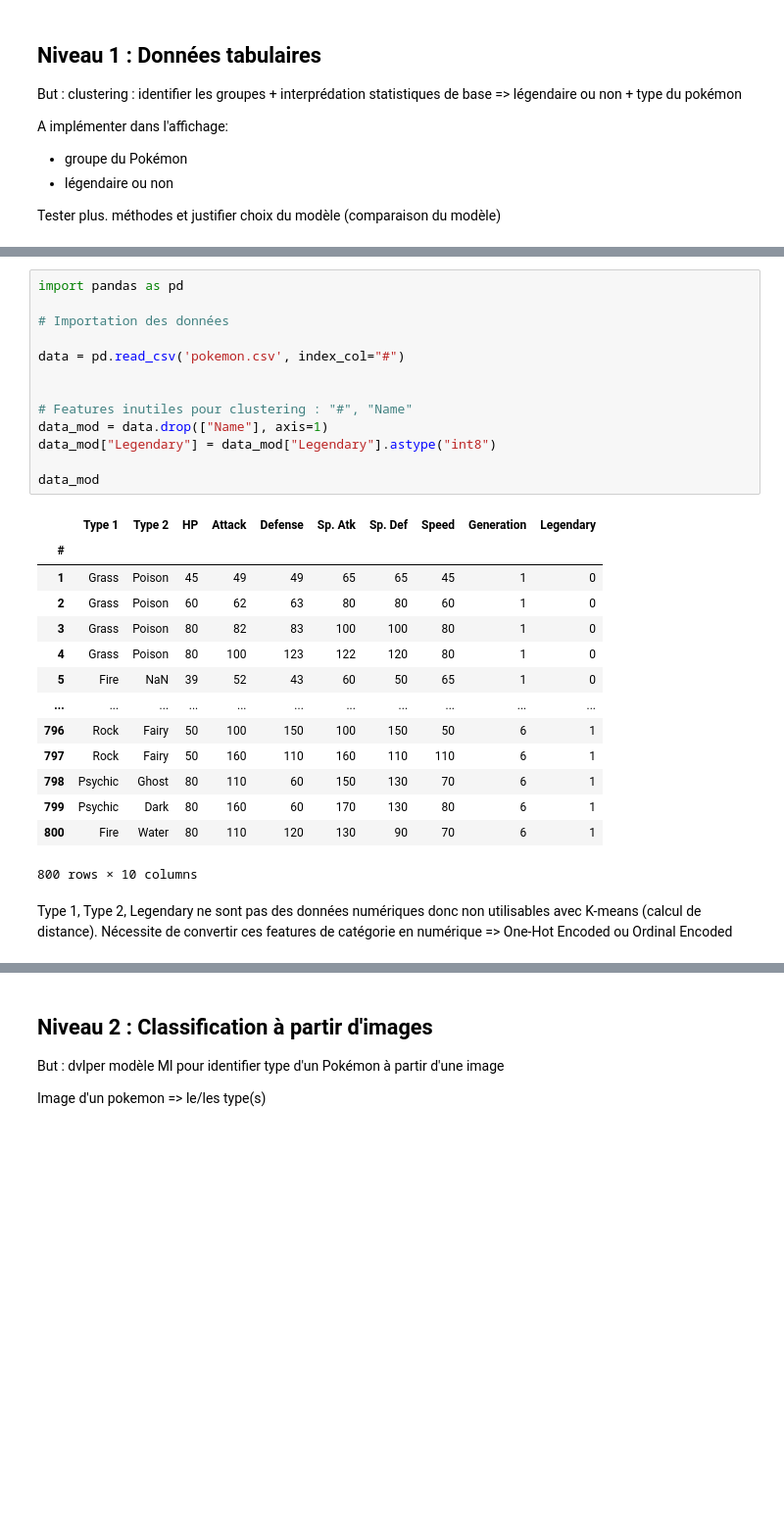
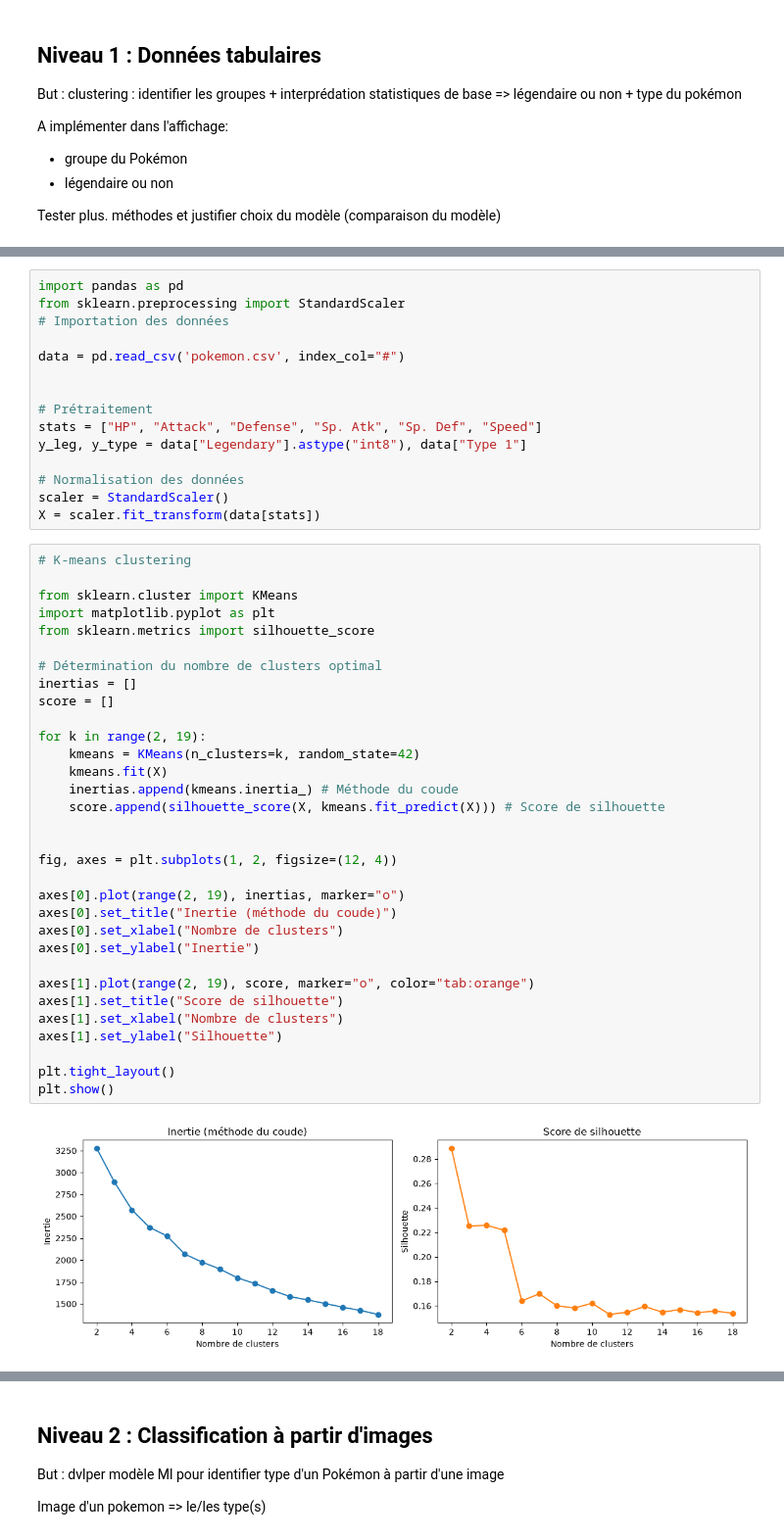
Before and after one commit to Sovany-C/Projet, a Jupyter notebook: Projet_v1.ipynb, the cells around one changed output, grey strips where cells are left out. Shown at 98% size. Saved outputs shown, nothing was run; the diff lists cells and outputs as text; blank space fills up the shorter version.

```diff
--- a/Projet_v1.ipynb
+++ b/Projet_v1.ipynb
@@ -118,31 +130,49 @@ Legendary | Bool
 # %%
 import pandas as pd
-
+from sklearn.preprocessing import StandardScaler
 # Importation des données
 
 data = pd.read_csv('pokemon.csv', index_col="#")
 
 
-# Features inutiles pour clustering : "#", "Name"
-data_mod = data.drop(["Name"], axis=1)
-data_mod["Legendary"] = data_mod["Legendary"].astype("int8")
+# Prétraitement
+stats = ["HP", "Attack", "Defense", "Sp. Atk", "Sp. Def", "Speed"]
+y_leg, y_type = data["Legendary"].astype("int8"), data["Type 1"]
 
-data_mod
+# Normalisation des données
+scaler = StandardScaler()
+X = scaler.fit_transform(data[stats])
-# %% [output]
-|  | Type 1 | Type 2 | HP | Attack | Defense | Sp. Atk | Sp. Def | Speed | Generation | Legendary |
-| # |  |  |  |  |  |  |  |  |  |  |
-| 1 | Grass | Poison | 45 | 49 | 49 | 65 | 65 | 45 | 1 | 0 |
-| 2 | Grass | Poison | 60 | 62 | 63 | 80 | 80 | 60 | 1 | 0 |
-| 3 | Grass | Poison | 80 | 82 | 83 | 100 | 100 | 80 | 1 | 0 |
-| 4 | Grass | Poison | 80 | 100 | 123 | 122 | 120 | 80 | 1 | 0 |
-| 5 | Fire | NaN | 39 | 52 | 43 | 60 | 50 | 65 | 1 | 0 |
-| ... | ... | ... | ... | ... | ... | ... | ... | ... | ... | ... |
-| 796 | Rock | Fairy | 50 | 100 | 150 | 100 | 150 | 50 | 6 | 1 |
-| 797 | Rock | Fairy | 50 | 160 | 110 | 160 | 110 | 110 | 6 | 1 |
-| 798 | Psychic | Ghost | 80 | 110 | 60 | 150 | 130 | 70 | 6 | 1 |
-| 799 | Psychic | Dark | 80 | 160 | 60 | 170 | 130 | 80 | 6 | 1 |
-| 800 | Fire | Water | 80 | 110 | 120 | 130 | 90 | 70 | 6 | 1 |
-800 rows × 10 columns
-# %% [markdown]
-Type 1, Type 2, Legendary ne sont pas des données numériques donc non utilisables avec K-means (calcul de distance).
-Nécessite de convertir ces features de catégorie en numérique => One-Hot Encoded ou Ordinal Encoded
+# %%
+# K-means clustering
+
+from sklearn.cluster import KMeans
+import matplotlib.pyplot as plt
+from sklearn.metrics import silhouette_score
+
+# Détermination du nombre de clusters optimal
+inertias = []
+score = []
+
+for k in range(2, 19):
+    kmeans = KMeans(n_clusters=k, random_state=42)
+    kmeans.fit(X)
+    inertias.append(kmeans.inertia_) # Méthode du coude
+    score.append(silhouette_score(X, kmeans.fit_predict(X))) # Score de silhouette
+
+
+fig, axes = plt.subplots(1, 2, figsize=(12, 4))
+
+axes[0].plot(range(2, 19), inertias, marker="o")
+axes[0].set_title("Inertie (méthode du coude)")
+axes[0].set_xlabel("Nombre de clusters")
+axes[0].set_ylabel("Inertie")
+
+axes[1].plot(range(2, 19), score, marker="o", color="tab:orange")
+axes[1].set_title("Score de silhouette")
+axes[1].set_xlabel("Nombre de clusters")
+axes[1].set_ylabel("Silhouette")
+
+plt.tight_layout()
+plt.show()
+# %% [output]
+[figure, added]
```
Also changed, not shown: parts of 4 cells of this notebook.
